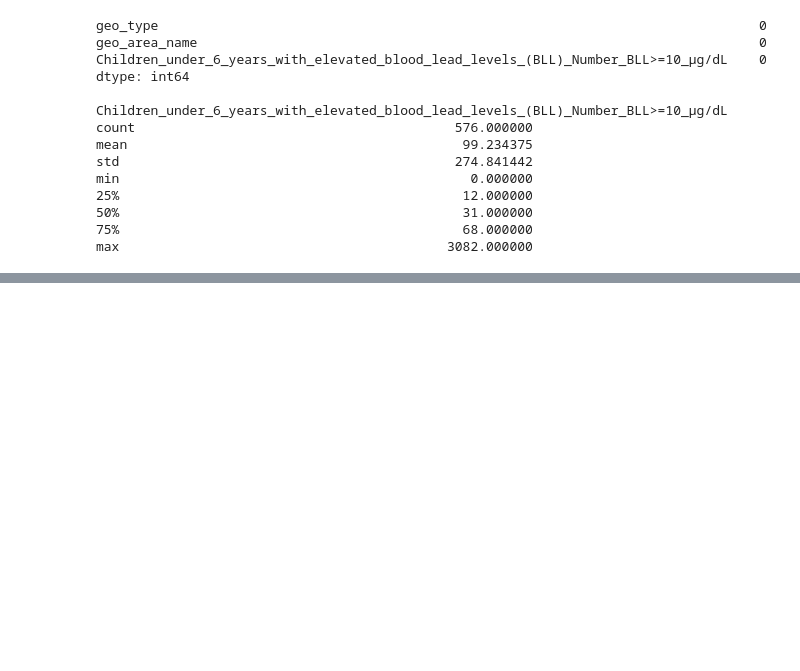
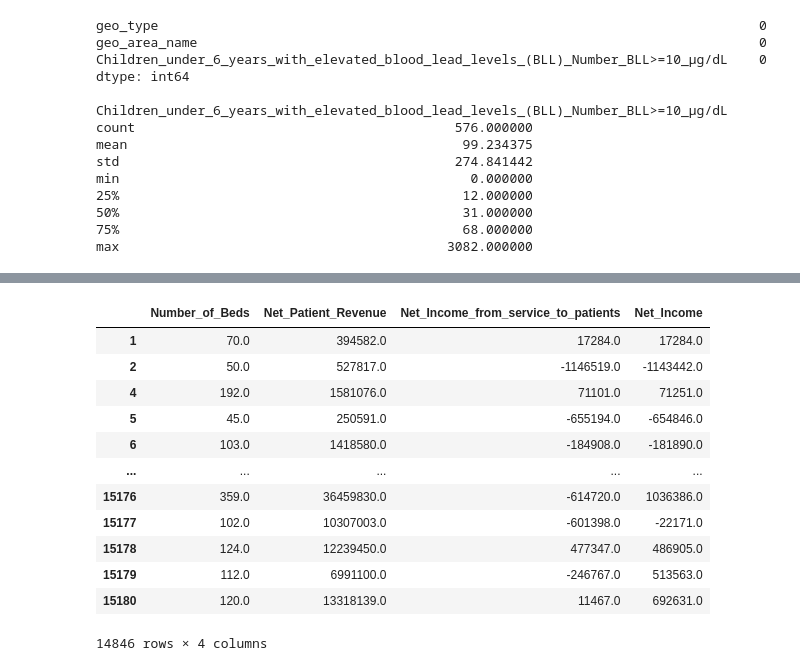
Before and after one commit to alexandra-hidalgo/datasci_5_statistics-, a Jupyter notebook: datasci_5_statistics_python.ipynb, the cells around one changed output, grey strips where cells are left out. Cells and saved outputs as stored; diff of their text form; code cells hidden in the pictures; blank space fills up the shorter version.

```diff
--- a/datasci_5_statistics_python.ipynb
+++ b/datasci_5_statistics_python.ipynb
@@ -264,0 +315,18 @@ max                                          3082.000000
+# %%
+# Removing roas with missing data
+SNF = SNF.dropna()
+SNF
+# %% [output]
+|  | Number_of_Beds | Net_Patient_Revenue | Net_Income_from_service_to_patients | Net_Income |
+| 1 | 70.0 | 394582.0 | 17284.0 | 17284.0 |
+| 2 | 50.0 | 527817.0 | -1146519.0 | -1143442.0 |
+| 4 | 192.0 | 1581076.0 | 71101.0 | 71251.0 |
+| 5 | 45.0 | 250591.0 | -655194.0 | -654846.0 |
+| 6 | 103.0 | 1418580.0 | -184908.0 | -181890.0 |
+| ... | ... | ... | ... | ... |
+| 15176 | 359.0 | 36459830.0 | -614720.0 | 1036386.0 |
+| 15177 | 102.0 | 10307003.0 | -601398.0 | -22171.0 |
+| 15178 | 124.0 | 12239450.0 | 477347.0 | 486905.0 |
+| 15179 | 112.0 | 6991100.0 | -246767.0 | 513563.0 |
+| 15180 | 120.0 | 13318139.0 | 11467.0 | 692631.0 |
+14846 rows × 4 columns
```
Also changed, not shown: parts of 13 cells of this notebook.
